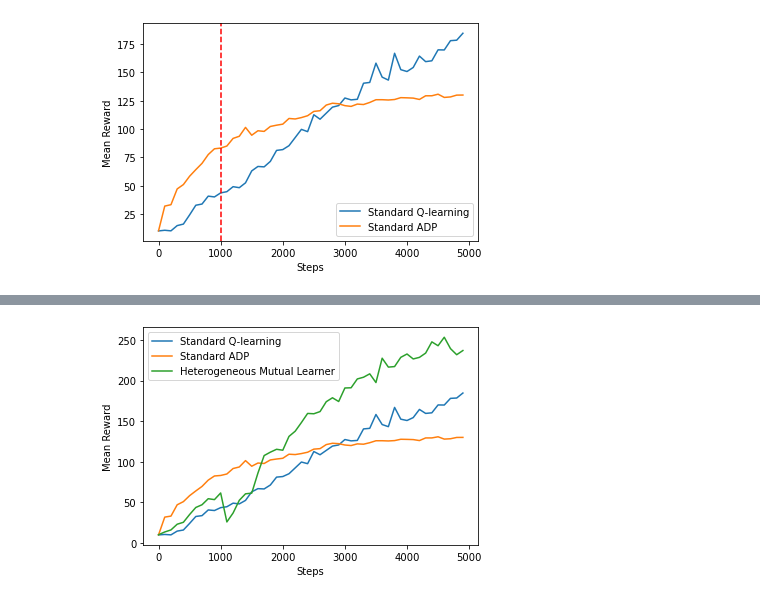
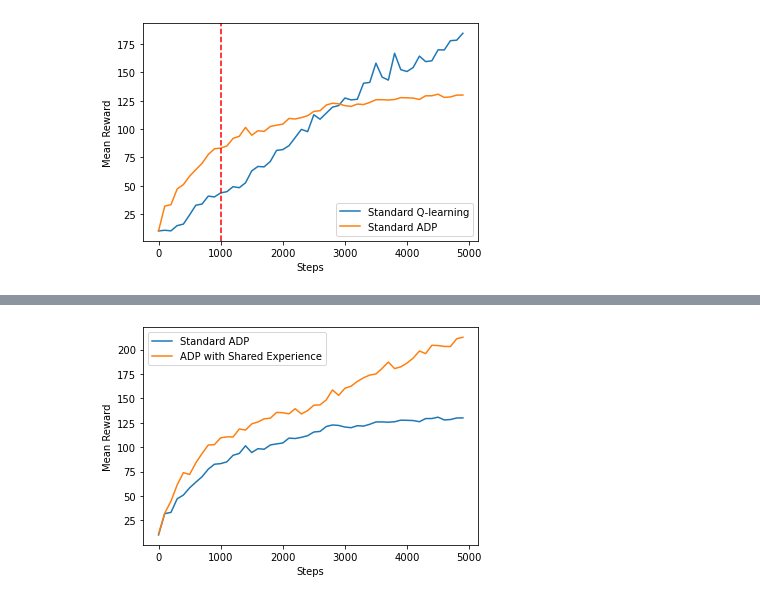
Before and after one commit to csreid/heterogeneous-mutual, a Jupyter notebook: figs.ipynb, the cells around one changed output, grey strips where cells are left out. Drawn from its saved outputs; the diff is of its cells as text; code cells hidden in the pictures.

```diff
--- a/figs.ipynb
+++ b/figs.ipynb
@@ -6,2 +5,2 @@ from main import MutHook
 # %%
-data = pickle.load(open('./results/1603676581.2557468_full_100_trials.pickle', 'rb'))
+data_std = pickle.load(open('./results/1603676581.2557468_full_100_trials.pickle', 'rb'))
@@ -10,6 +7,6 @@ FileNotFoundError: [Errno 2] No such file or directory: './results/1603676581.25
 # %%
-names = data['names']
-data = data['results']
+names = data_std['names']
+data_std = data_std['results']
 # %%
 names
 # %% [output]
@@ -32,3 +31,6 @@ plt.legend()
 plt.savefig('./figs/standards.png')
 # %% [output]
 [figure]
+# %%
+data_mut = pickle.load(open('./results/1607601814.6805024_test.pickle', 'rb'))
+data_mut['names']
@@ -34,0 +39,17 @@ plt.savefig('./figs/standards.png')
+# %%
+xticks = np.arange(50) * 100
+
+mut_q_mean = np.mean(data_mut['results'], axis=0)[:, 0]
+mut_adp_mean = np.mean(data_mut['results'], axis=0)[:, 1]
+hetmut_mean = np.mean(data_mut['results'], axis=0)[:, 2]
+
+plt.plot(xticks, std_q_mean, label='Standard Q-learning')
+plt.plot(xticks, std_adp_mean, label='Standard ADP')
+plt.plot(xticks, hetmut_mean, label='Heterogeneous Mutual Learner')
+
+plt.xlabel('Steps')
+plt.ylabel('Mean Reward')
+
+plt.legend()
+
+plt.savefig('./figs/het_comparison.png')
@@ -35,14 +75,19 @@ plt.savefig('./figs/standards.png')
 # %%
 xticks = np.arange(50) * 100
-plt.plot(xticks, np.mean(data, axis=0).T[2], label='Standard Q-learning')
-plt.plot(xticks, np.mean(data, axis=0).T[3], label='Standard ADP')
-plt.plot(xticks, np.mean(data, axis=0).T[4], label='Heterogeneous Mutual Learner')
+
+adp_std = np.std(data, axis=0).T[3]
+adp_mean = np.mean(data, axis=0).T[3]
+plt.plot(xticks, adp_mean, label='Standard ADP')
+
+share_std  = np.std(data, axis=0).T[1]
+share_mean = np.mean(data, axis=0).T[1]
+plt.plot(xticks, mut_adp_mean, label='ADP with Shared Experience')
 
 plt.xlabel('Steps')
 plt.ylabel('Mean Reward')
 
 plt.legend()
 
-plt.savefig('./figs/het_comparison.png')
+plt.savefig('./figs/adp_mutual_comparison.png')
 # %% [output]
-[figure, old version]
+[figure, new version]
```
Also changed, not shown: parts of 16 cells of this notebook, 4 other files.
